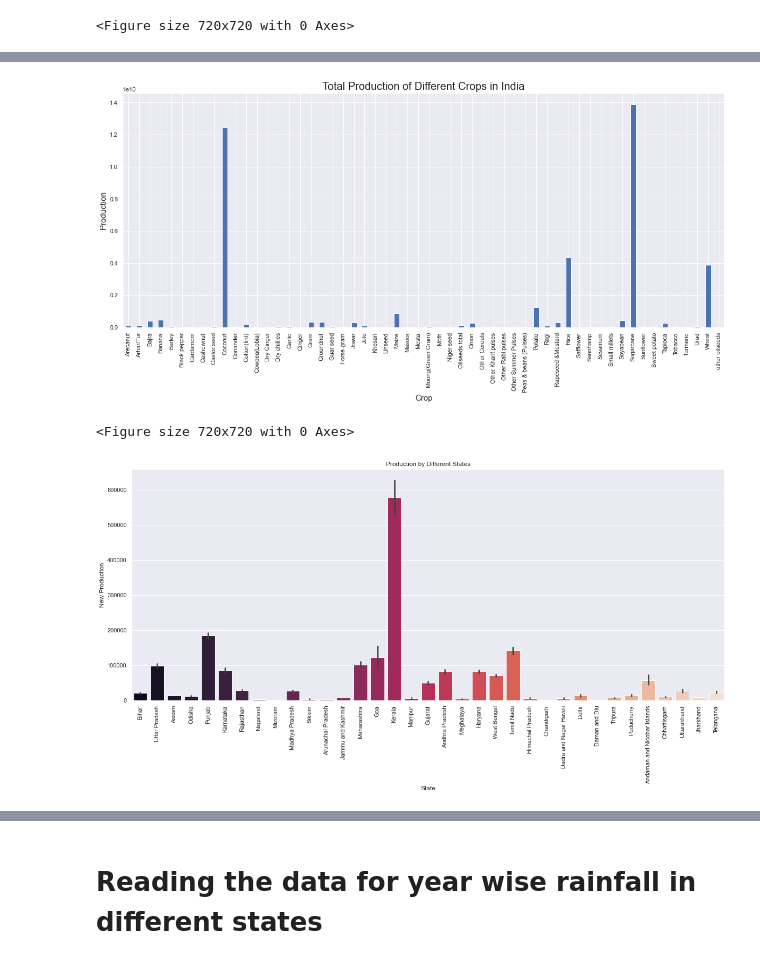
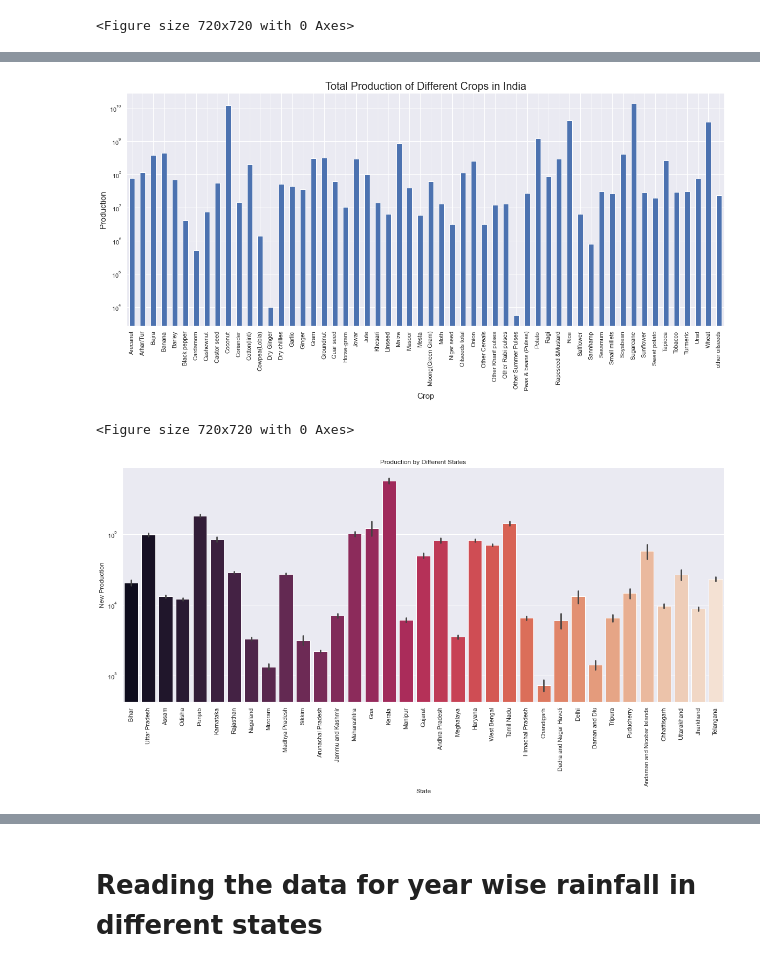
Before and after one commit to ank232/Crop-Analysis-Project-, a Jupyter notebook: eda new_data-set.ipynb, the cells around one changed output, grey strips where cells are left out. Cells and saved outputs as stored; diff of their text form; code cells hidden in the pictures.

```diff
--- a/eda new_data-set.ipynb
+++ b/eda new_data-set.ipynb
@@ -276,16 +428,18 @@ plt.show()
 df.groupby('Crop')['New Production'].sum().plot.bar()
 plt.xlabel('Crop',fontsize='15')
 plt.ylabel('Production',fontsize='15')
+plt.yscale('log')
 plt.title('Total Production of Different Crops in India',fontsize='20')
 plt.figure(figsize=(10,10))
 plt.show()
 # %% [output]
-[figure, old version]
+[figure, new version]
 <Figure size 720x720 with 0 Axes>
 # %%
 sns.barplot(x='State',y='New Production',data=df,palette='rocket')
 plt.xticks(rotation=90)
+plt.yscale('log')
 plt.title("Production by Different States")
 plt.show()
 # %% [output]
-[figure, old version]
+[figure, new version]
```
Also changed, not shown: parts of 53 cells of this notebook, 8 other files.
